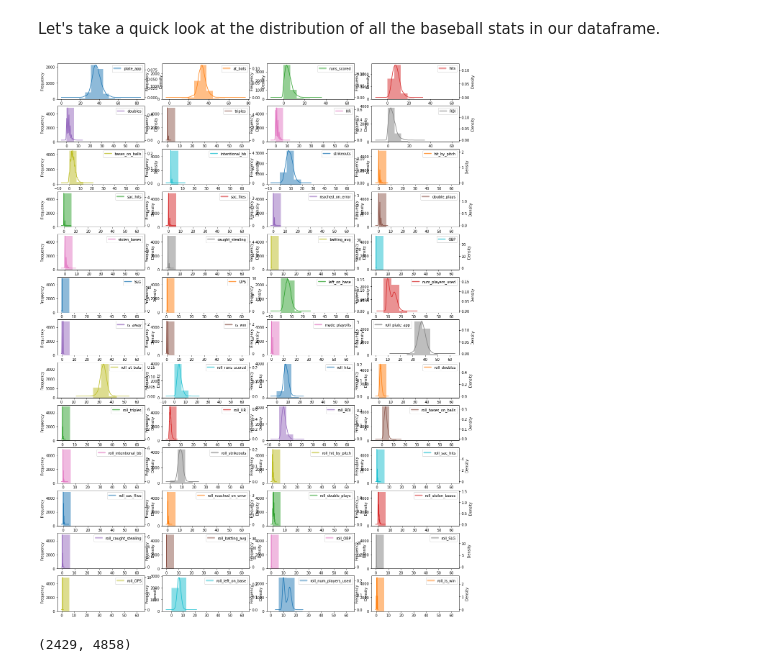
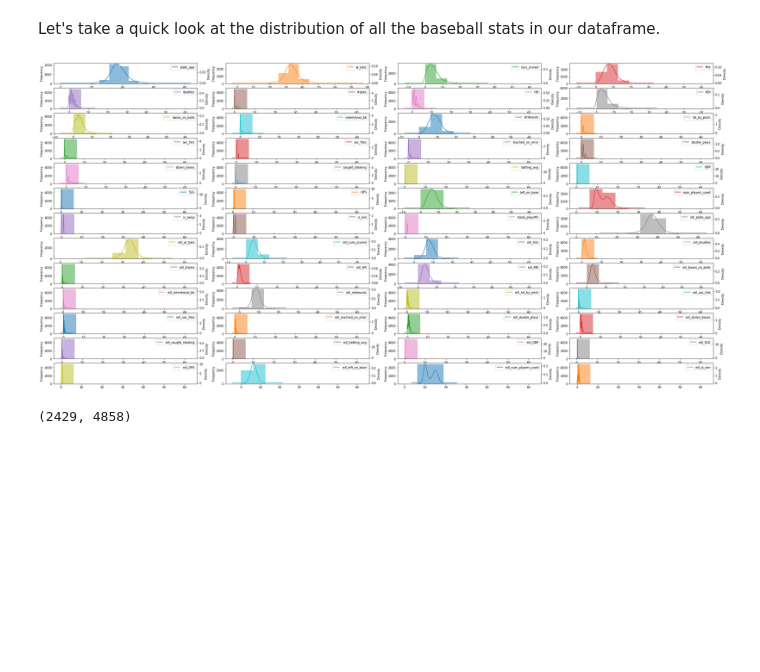
Before and after one commit to veronica-f-reyes/individual-project, a Jupyter notebook: Final_Baseball_Project_Notebook.ipynb, the cells around one changed output. Cells and saved outputs as stored; diff of their text form; code cells hidden in the pictures; blank space fills up the shorter version.

```diff
--- a/Final_Baseball_Project_Notebook.ipynb
+++ b/Final_Baseball_Project_Notebook.ipynb
@@ -254,15 +256,15 @@ df.head()
 Let's take a quick look at the distribution of all the baseball stats in our dataframe.
 # %%
 # draw hist
-fig, axes = plt.subplots(13,4, figsize=(20,28))
+fig, axes = plt.subplots(13,4, figsize=(40,20))
 df.plot(kind='hist', subplots=True, ax=axes, alpha=0.5)
 
 # clone axes so they have different scales
 ax_new = [ax.twinx() for ax in axes.flatten()]
 df.plot(kind='kde', ax=ax_new, subplots=True)
 plt.show()
 # %% [output]
-[figure, old version]
+[figure, new version]
 # %%
 #Take a look at the target variable
 df.is_win.sum(), df.shape[0]
```
Also changed, not shown: parts of 42 cells of this notebook, 2 other files.
